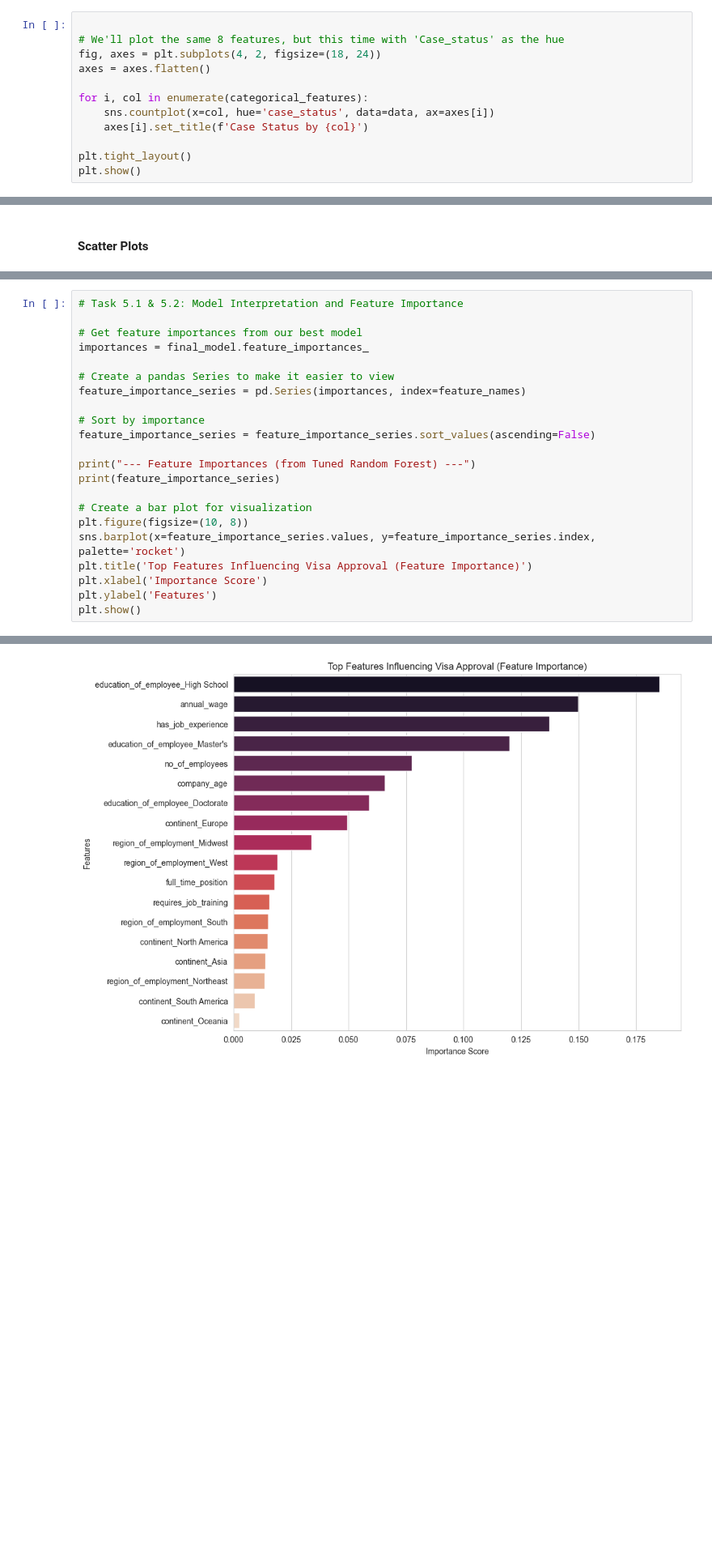
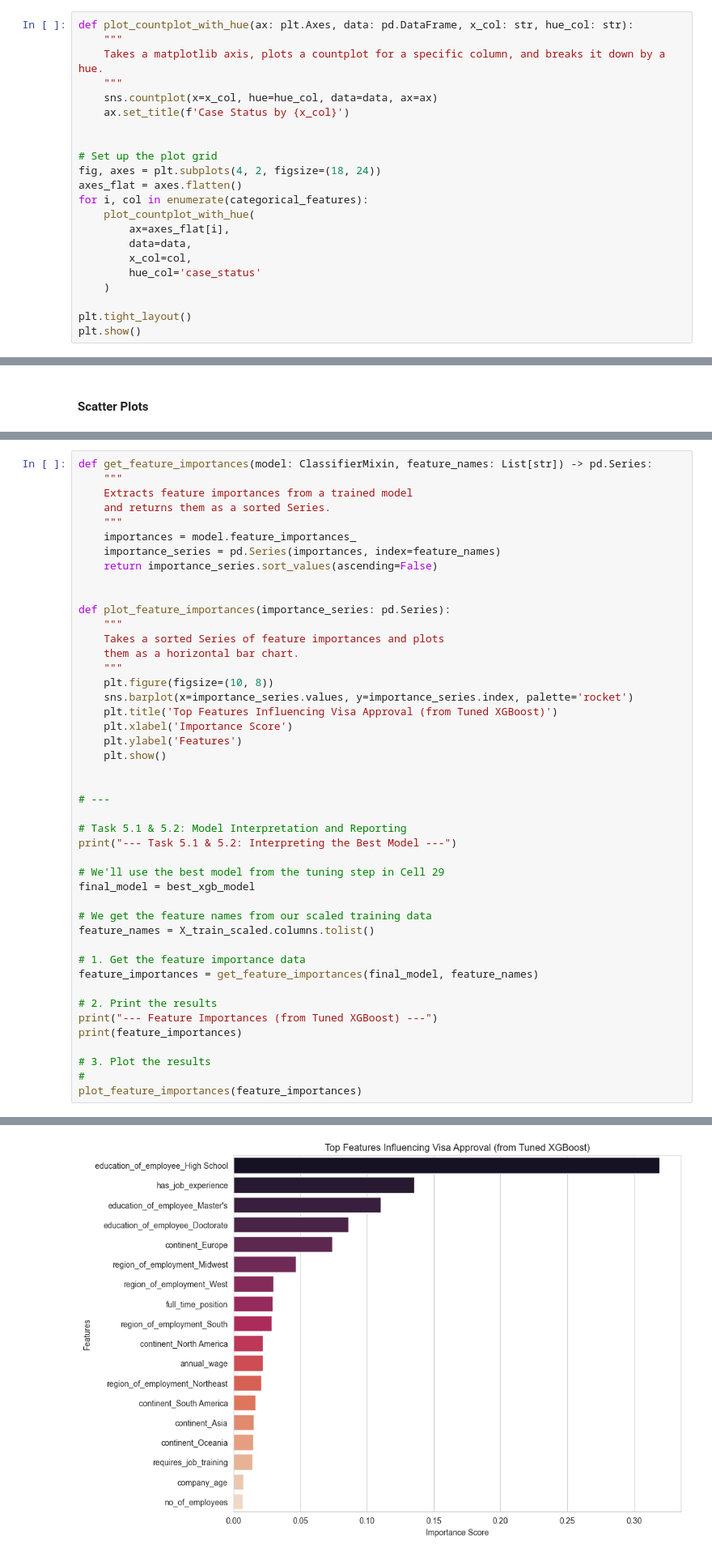
Before and after one commit to SamuelDasaolu/GEN-AI, a Jupyter notebook: WEEK 14/PRACTICE_EXAM/01_EDA_AND_CLEANING.ipynb, the cells around one changed output, grey strips where cells are left out. Shown at 81% size. Saved outputs shown, nothing was run; the diff lists cells and outputs as text; blank space fills up the shorter version.

Commit message:
Finished With Model and Model Tuning and API Testing

```diff
--- a/WEEK 14/PRACTICE_EXAM/01_EDA_AND_CLEANING.ipynb
+++ b/WEEK 14/PRACTICE_EXAM/01_EDA_AND_CLEANING.ipynb
@@ -217,12 +263,22 @@ plt.show()
 # %%
+def plot_countplot_with_hue(ax: plt.Axes, data: pd.DataFrame, x_col: str, hue_col: str):
+    """
+    Takes a matplotlib axis, plots a countplot for a specific column, and breaks it down by a hue.
+    """
+    sns.countplot(x=x_col, hue=hue_col, data=data, ax=ax)
+    ax.set_title(f'Case Status by {x_col}')
 
-# We'll plot the same 8 features, but this time with 'Case_status' as the hue
+
+# Set up the plot grid
 fig, axes = plt.subplots(4, 2, figsize=(18, 24))
-axes = axes.flatten()
-
+axes_flat = axes.flatten()
 for i, col in enumerate(categorical_features):
-    sns.countplot(x=col, hue='case_status', data=data, ax=axes[i])
-    axes[i].set_title(f'Case Status by {col}')
+    plot_countplot_with_hue(
+        ax=axes_flat[i],
+        data=data,
+        x_col=col,
+        hue_col='case_status'
+    )
 
 plt.tight_layout()
 plt.show()
@@ -719,23 +902,46 @@ Tuned Random Forest F1-Score (Certified): 0.6035
 # %%
-# Task 5.1 & 5.2: Model Interpretation and Feature Importance
+def get_feature_importances(model: ClassifierMixin, feature_names: List[str]) -> pd.Series:
+    """
+    Extracts feature importances from a trained model
+    and returns them as a sorted Series.
+    """
+    importances = model.feature_importances_
+    importance_series = pd.Series(importances, index=feature_names)
+    return importance_series.sort_values(ascending=False)
 
-# Get feature importances from our best model
-importances = final_model.feature_importances_
 
-# Create a pandas Series to make it easier to view
-feature_importance_series = pd.Series(importances, index=feature_names)
+def plot_feature_importances(importance_series: pd.Series):
+    """
+    Takes a sorted Series of feature importances and plots
+    them as a horizontal bar chart.
+    """
+    plt.figure(figsize=(10, 8))
+    sns.barplot(x=importance_series.values, y=importance_series.index, palette='rocket')
+    plt.title('Top Features Influencing Visa Approval (from Tuned XGBoost)')
+    plt.xlabel('Importance Score')
+    plt.ylabel('Features')
+    plt.show()
 
-# Sort by importance
-feature_importance_series = feature_importance_series.sort_values(ascending=False)
 
-print("--- Feature Importances (from Tuned Random Forest) ---")
-print(feature_importance_series)
+# ---
 
-# Create a bar plot for visualization
-plt.figure(figsize=(10, 8))
-sns.barplot(x=feature_importance_series.values, y=feature_importance_series.index, palette='rocket')
-plt.title('Top Features Influencing Visa Approval (Feature Importance)')
-plt.xlabel('Importance Score')
-plt.ylabel('Features')
-plt.show()
+# Task 5.1 & 5.2: Model Interpretation and Reporting
+print("--- Task 5.1 & 5.2: Interpreting the Best Model ---")
+
+# We'll use the best model from the tuning step in Cell 29
+final_model = best_xgb_model
+
+# We get the feature names from our scaled training data
+feature_names = X_train_scaled.columns.tolist()
+
+# 1. Get the feature importance data
+feature_importances = get_feature_importances(final_model, feature_names)
+
+# 2. Print the results
+print("--- Feature Importances (from Tuned XGBoost) ---")
+print(feature_importances)
+
+# 3. Plot the results
+#
+plot_feature_importances(feature_importances)
 # %% [output]
@@ -765 +968 @@ Passing `palette` without assigning `hue` is deprecated and will be removed in v
-[figure, old version]
+[figure, new version]
```
Also changed, not shown: parts of 19 cells of this notebook, 5 other files.
